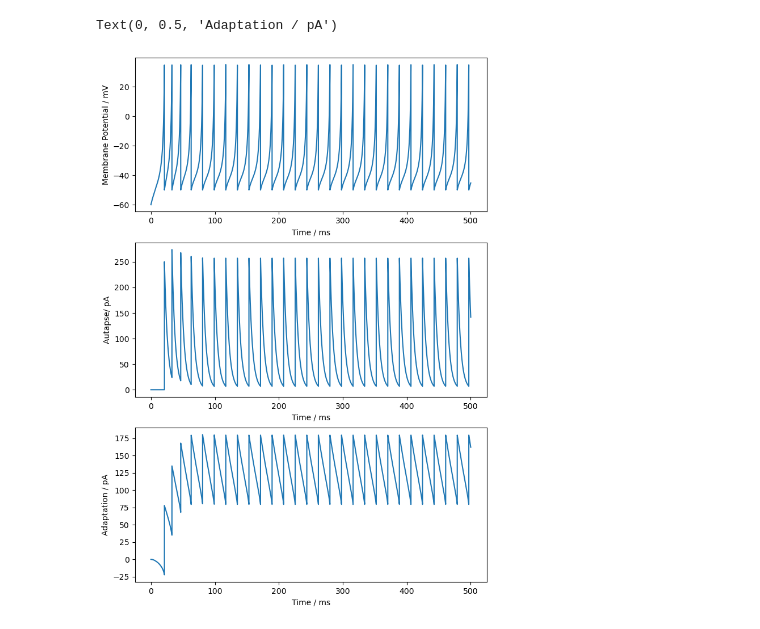
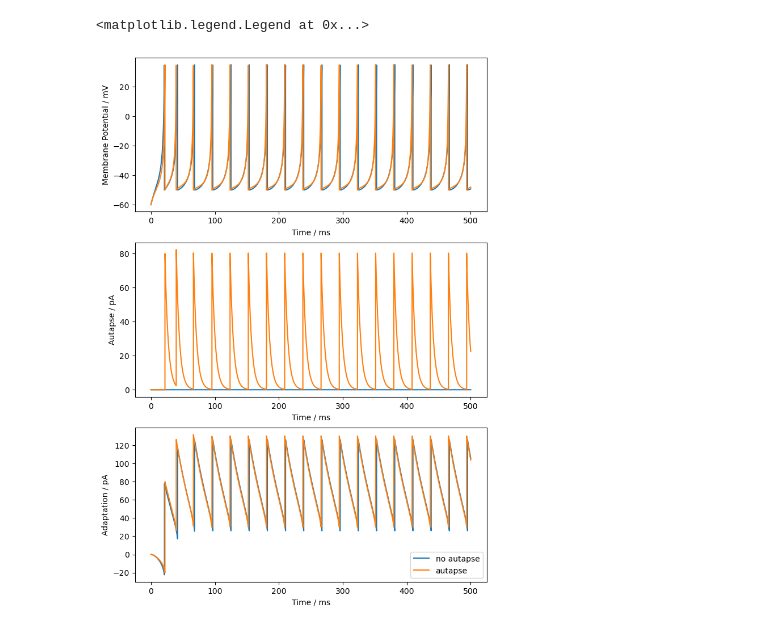
Before and after one commit to liammcs10/AQUA_project, a Jupyter notebook: bursting/testing.ipynb, the cells around one changed output. Saved outputs shown, nothing was run; the diff lists cells and outputs as text; code cells hidden in the pictures.

Commit message:
Tests on bursting neurons... Not much success

```diff
--- a/bursting/testing.ipynb
+++ b/bursting/testing.ipynb
@@ -17,50 +17,60 @@ import matplotlib.pyplot as plt
 RS = {'name': 'RS', 'C': 100, 'k': 0.7, 'v_r': -60, 'v_t': -40, 'v_peak': 35,
      'a': 0.03, 'b': -2, 'c': -50, 'd': 100, 'e': 0., 'f': 0., 'tau': 0.}
 
-RS_aut = {'name': 'RS', 'C': 100, 'k': 0.7, 'v_r': -60, 'v_t': -40, 'v_peak': 35,
-     'a': 0.03, 'b': -2, 'c': -50, 'd': 100, 'e': 0.2, 'f': 250., 'tau': 0.0}
+RS_aut = {'name': 'RS', 'C': 100, 'k': 1.0, 'v_r': -60, 'v_t': -40, 'v_peak': 35,
+     'a': 0.03, 'b': -2, 'c': -50, 'd': 100, 'e': 0.2, 'f': 80., 'tau': 0.0}
+
+CH = {'name': 'CH', 'C': 50, 'k': 1.5, 'v_r': -60, 'v_t': -40, 'v_peak': 25,
+     'a': 0.03, 'b': 1, 'c': -40, 'd': 150, 'e': 0., 'f': 0., 'tau': 0.}
+
+IB = {'name': 'IB', 'C': 150, 'k': 1.2, 'v_r': -75, 'v_t': -45, 'v_peak': 50,
+     'a': 0.01, 'b': 5, 'c': -56, 'd': 130, 'e': 0., 'f': 0., 'tau': 0.}
 # %%
 # Base autapse parameters
 # Can vary bursting by simultaneously varying a and d - the adaptation currents
 
 T = 500 # ms
 dt = 0.01
 N_iter = int(T/dt)
 
 # injected current
 I_h = 200
-I_inj = I_h*np.ones(N_iter)
-
+I_inj = I_h*np.ones((2, N_iter))
 
 # initial cond.
 x_ini = np.array([-60, 0, 0])
-t_ini = 0.
+x_start = np.full((2, 3), fill_value = x_ini)
+t_ini = np.zeros(2)
 
 # create neuron
-neuron = AQUA(RS_aut)
-neuron.Initialise(x_ini, t_ini)
+batch = batchAQUA([RS, RS_aut])
+batch.Initialise(x_start, t_ini)
 
 # simulate
-X, time, spikes = neuron.update_RK2(dt, N_iter, I_inj)
+X, time, spikes = batch.update_batch(dt, N_iter, I_inj)
 
 # plot output
 fig, ax = plt.subplots(3, 1, figsize = (8, 12))
 
-
-ax[0].plot(time, X[0, :])
+ax[0].plot(time, X[0, 0, :], label = 'no autapse')
+ax[0].plot(time, X[1, 0, :], label = 'autapse')
 ax[0].set_xlabel("Time / ms")
 ax[0].set_ylabel("Membrane Potential / mV")
 
-ax[1].plot(time, X[2, :])
+ax[1].plot(time, X[0, 2, :], label = 'no autapse')
+ax[1].plot(time, X[1, 2, :], label = 'autapse')
 ax[1].set_xlabel("Time / ms")
-ax[1].set_ylabel("Autapse/ pA")
+ax[1].set_ylabel("Autapse / pA")
 
-ax[2].plot(time, X[1, :])
+ax[2].plot(time, X[0, 1, :], label = 'no autapse')
+ax[2].plot(time, X[1, 1, :], label = 'autapse')
 ax[2].set_xlabel("Time / ms")
 ax[2].set_ylabel("Adaptation / pA")
+
+plt.legend()
 # %% [output]
-Text(0, 0.5, 'Adaptation / pA')
+<matplotlib.legend.Legend at 0x...>
-[figure, old version]
+[figure, new version]
 # %%
 ### INPUT is a sinusoid
 
```
Also changed, not shown: parts of 3 cells of this notebook, 2 other files.
